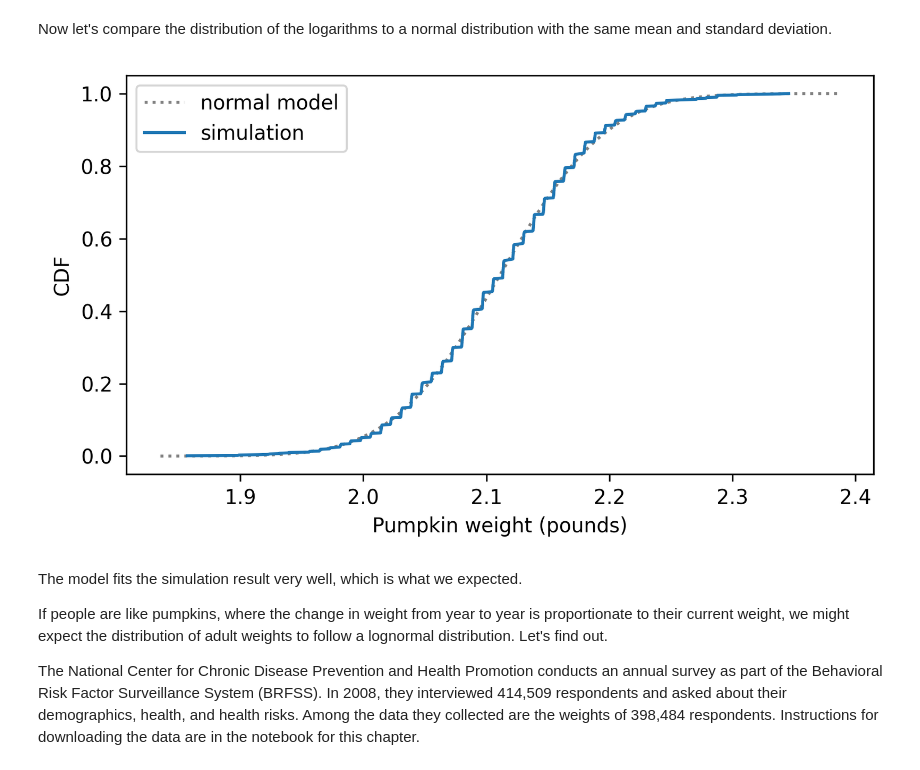
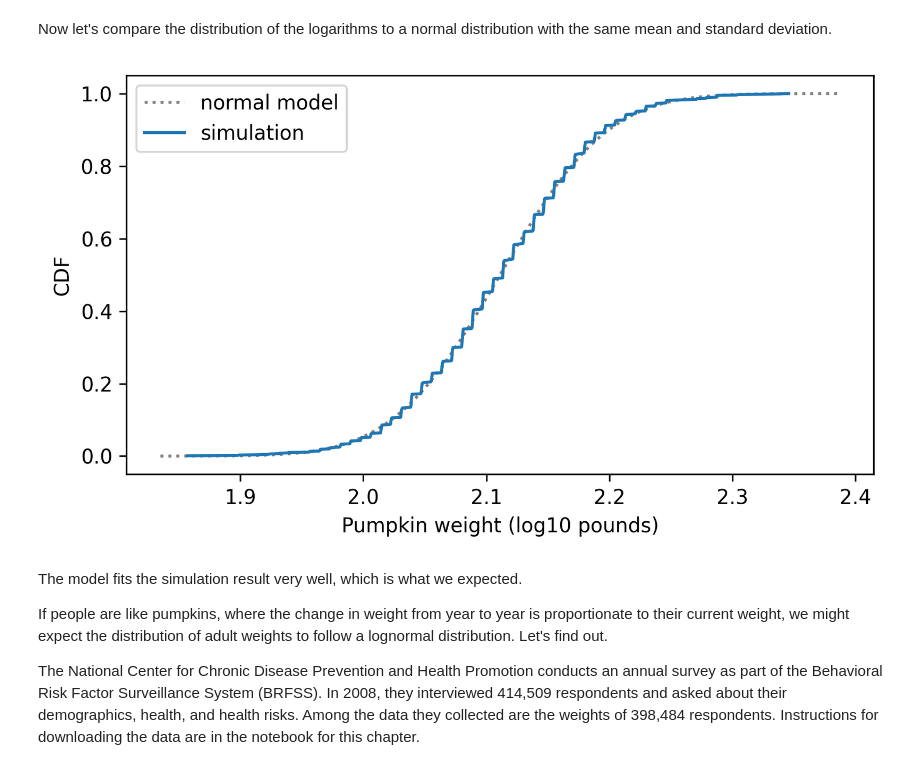
Before and after one commit to Mu-L/ThinkStats, a Jupyter notebook: soln/chap05.ipynb, the cells around one changed output. Cells and saved outputs as stored; diff of their text form; code cells hidden in the pictures.

```diff
--- a/soln/chap05.ipynb
+++ b/soln/chap05.ipynb
@@ -639,12 +639,12 @@ Now let's compare the distribution of the logarithms to a normal distribution wi
 # %%
 cdf_model = make_normal_model(log_sim_weights)
 cdf_log_sim_weights = Cdf.from_seq(log_sim_weights, name="simulation")
 
 two_cdf_plots(
-    cdf_model, cdf_log_sim_weights, xlabel="Pumpkin weight (pounds)"
+    cdf_model, cdf_log_sim_weights, xlabel="Pumpkin weight (log10 pounds)"
 )
 # %% [output]
-[figure, old version]
+[figure, new version]
 # %% [markdown]
 The model fits the simulation result very well, which is what we expected.
 
```
Also changed, not shown: parts of 11 cells of this notebook, 15 other files.
